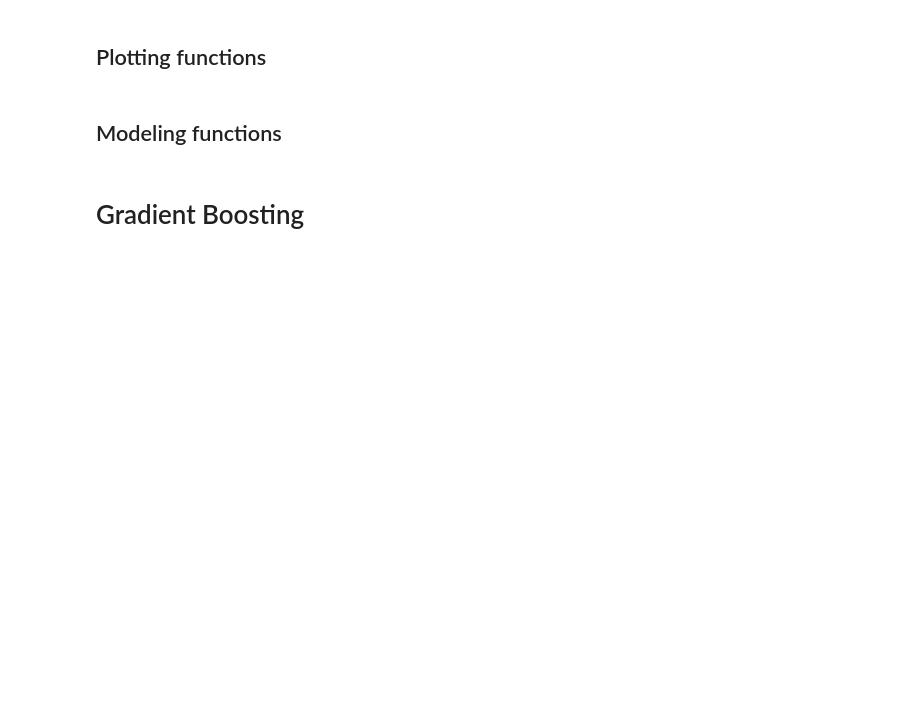
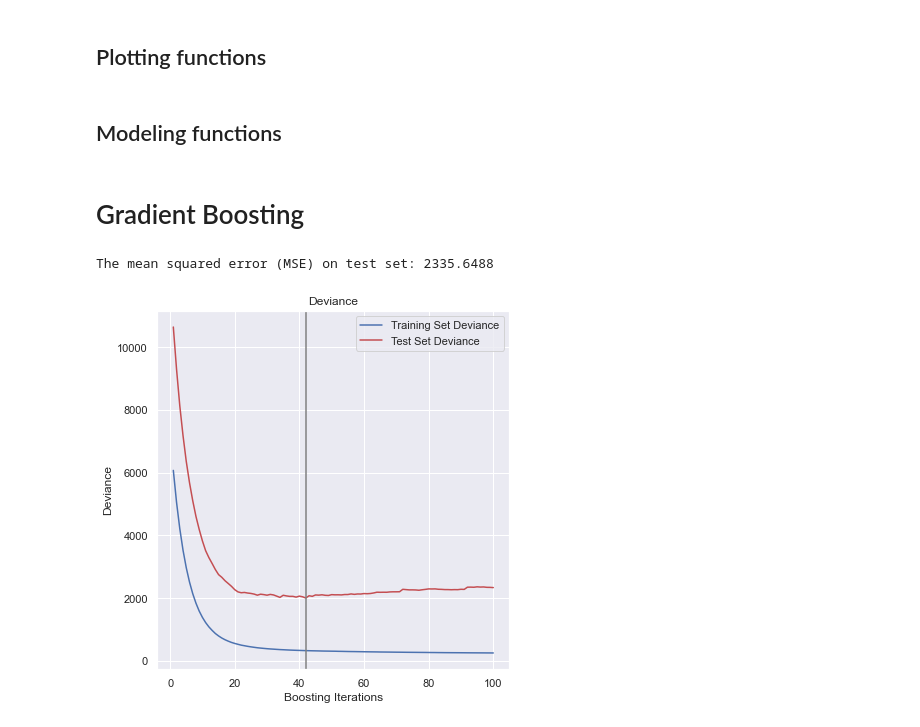
Before and after one commit to ehmartens/cs5644-project, a Jupyter notebook: GB Modeling Notebook.ipynb, the cells around one changed output. Cells and saved outputs as stored; diff of their text form; code cells hidden in the pictures; blank space fills up the shorter version.

```diff
--- a/GB Modeling Notebook.ipynb
+++ b/GB Modeling Notebook.ipynb
@@ -163,24 +170,35 @@ print("The mean squared error (MSE) on test set: {:.4f}".format(mse))
+# %%
+mse = metrics.mean_squared_error(y_test_cases, y_pred_cases)
+print("The mean squared error (MSE) on test set: {:.4f}".format(mse))
+# %% [output]
+The mean squared error (MSE) on test set: 2335.6488
 # %%
 # Adapted from https://scikit-learn.org/stable/auto_examples/ensemble/plot_gradient_boosting_regression.html#plot-training-deviance
 number_of_estimators = 100
 test_score = np.zeros((number_of_estimators,), dtype=np.float64)
-for i, y_pred in enumerate(gb_model.staged_predict(X_test)):
-    test_score[i] = gb_model.loss_(y_test, y_pred)
+for i, y_pred_cases in enumerate(gb_model.staged_predict(X_test)):
+    test_score[i] = gb_model.loss_(y_test_cases, y_pred_cases)
+min_i = np.argmin(test_score)
 
 fig = plt.figure(figsize=(6, 6))
 plt.subplot(1, 1, 1)
 plt.title("Deviance")
 plt.plot(
     np.arange(number_of_estimators) + 1,
     gb_model.train_score_,
     "b-",
     label="Training Set Deviance",
 )
 plt.plot(
     np.arange(number_of_estimators) + 1, test_score, "r-", label="Test Set Deviance"
 )
+
+plt.axvline(x=(min_i + 1), color='gray')
+
 plt.legend(loc="upper right")
 plt.xlabel("Boosting Iterations")
 plt.ylabel("Deviance")
 fig.tight_layout()
 plt.show()
+# %% [output]
+[figure, added]
```
Also changed, not shown: parts of 12 cells of this notebook, 3 other files.
